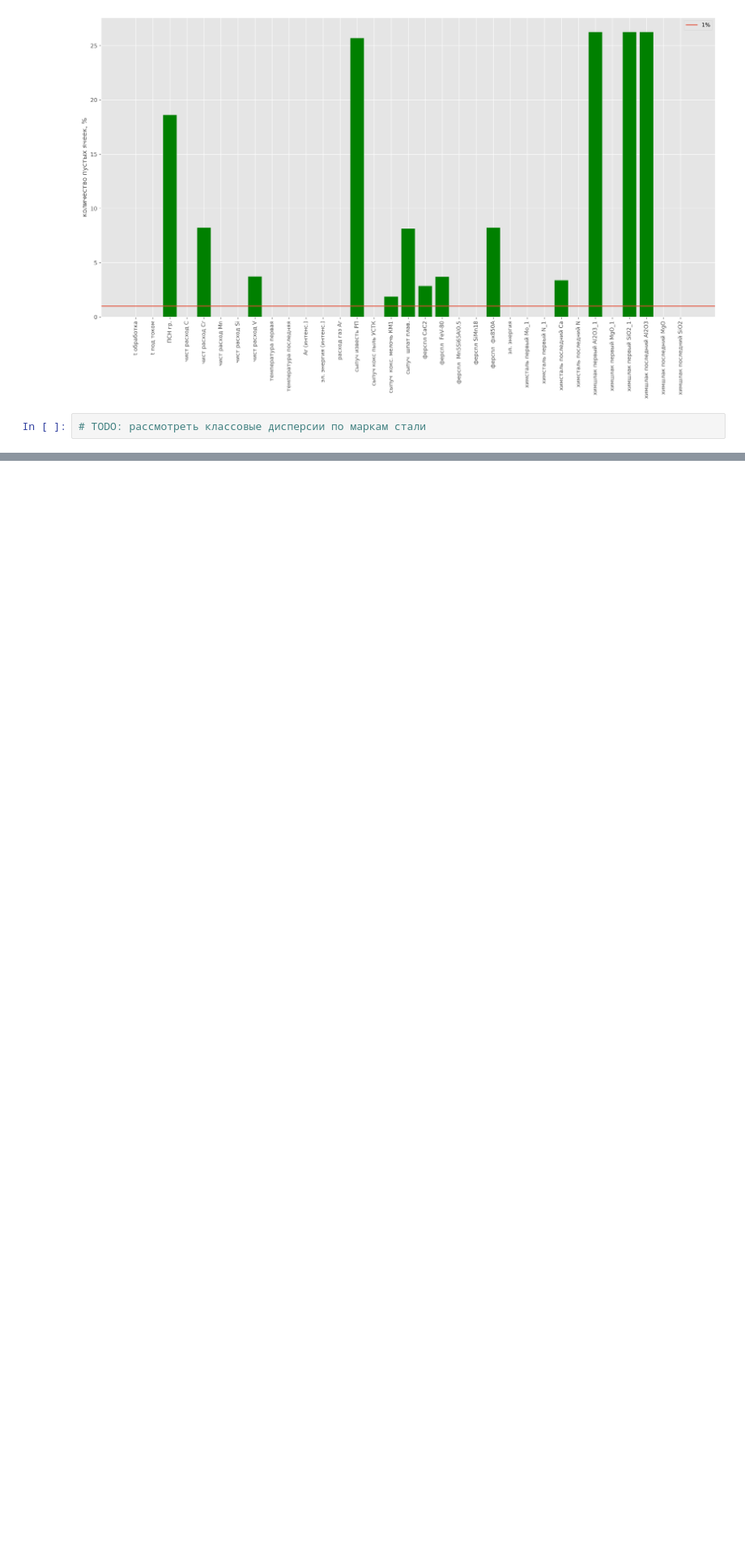
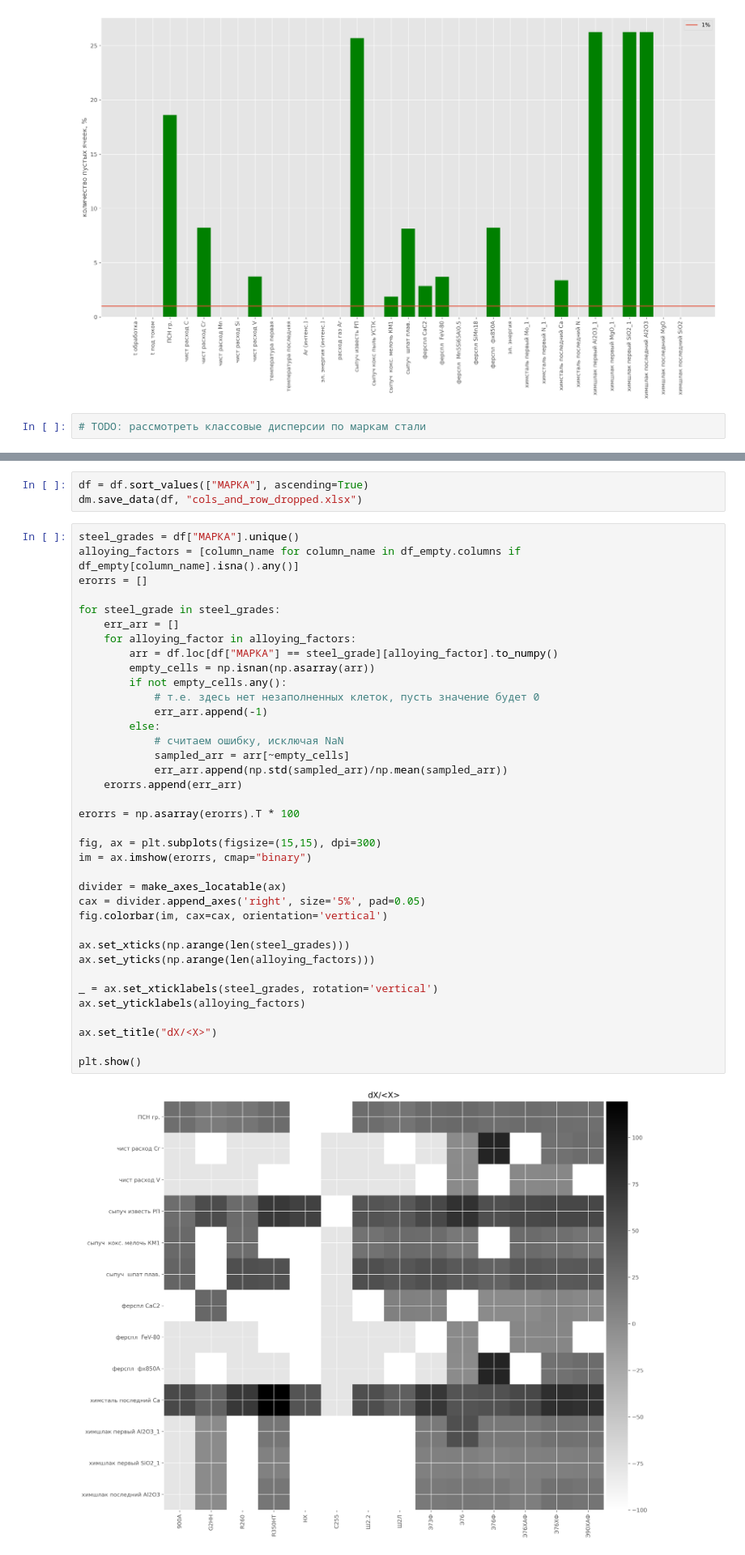
Before and after one commit to comptech-winter-school/steel-alloying, a Jupyter notebook: Khafizov/preprocessing_Anvar.ipynb, the cells around one changed output, grey strips where cells are left out. Shown at 81% size. Saved outputs shown, nothing was run; the diff lists cells and outputs as text; blank space fills up the shorter version.

```diff
--- a/preprocessing_Anvar.ipynb
+++ b/Khafizov/preprocessing_Anvar.ipynb
@@ -291,0 +301,42 @@ _ = ax.set_xticklabels(x_ticks, rotation='vertical')
+# %%
+df = df.sort_values(["МАРКА"], ascending=True)
+dm.save_data(df, "cols_and_row_dropped.xlsx")
+# %%
+steel_grades = df["МАРКА"].unique()
+alloying_factors = [column_name for column_name in df_empty.columns if df_empty[column_name].isna().any()]
+erorrs = []
+
+for steel_grade in steel_grades:
+    err_arr = []
+    for alloying_factor in alloying_factors:
+        arr = df.loc[df["МАРКА"] == steel_grade][alloying_factor].to_numpy()
+        empty_cells = np.isnan(np.asarray(arr))
+        if not empty_cells.any():
+            # т.е. здесь нет незаполненных клеток, пусть значение будет 0
+            err_arr.append(-1)
+        else:
+            # считаем ошибку, исключая NaN
+            sampled_arr = arr[~empty_cells]
+            err_arr.append(np.std(sampled_arr)/np.mean(sampled_arr))
+    erorrs.append(err_arr)
+
+erorrs = np.asarray(erorrs).T * 100
+
+fig, ax = plt.subplots(figsize=(15,15), dpi=300)
+im = ax.imshow(erorrs, cmap="binary")
+
+divider = make_axes_locatable(ax)
+cax = divider.append_axes('right', size='5%', pad=0.05)
+fig.colorbar(im, cax=cax, orientation='vertical')
+
+ax.set_xticks(np.arange(len(steel_grades)))
+ax.set_yticks(np.arange(len(alloying_factors)))
+
+_ = ax.set_xticklabels(steel_grades, rotation='vertical')
+ax.set_yticklabels(alloying_factors)
+
+ax.set_title("dX/<X>")
+
+plt.show()
+# %% [output]
+[figure, added]
```
Also changed, not shown: parts of 8 cells of this notebook.
